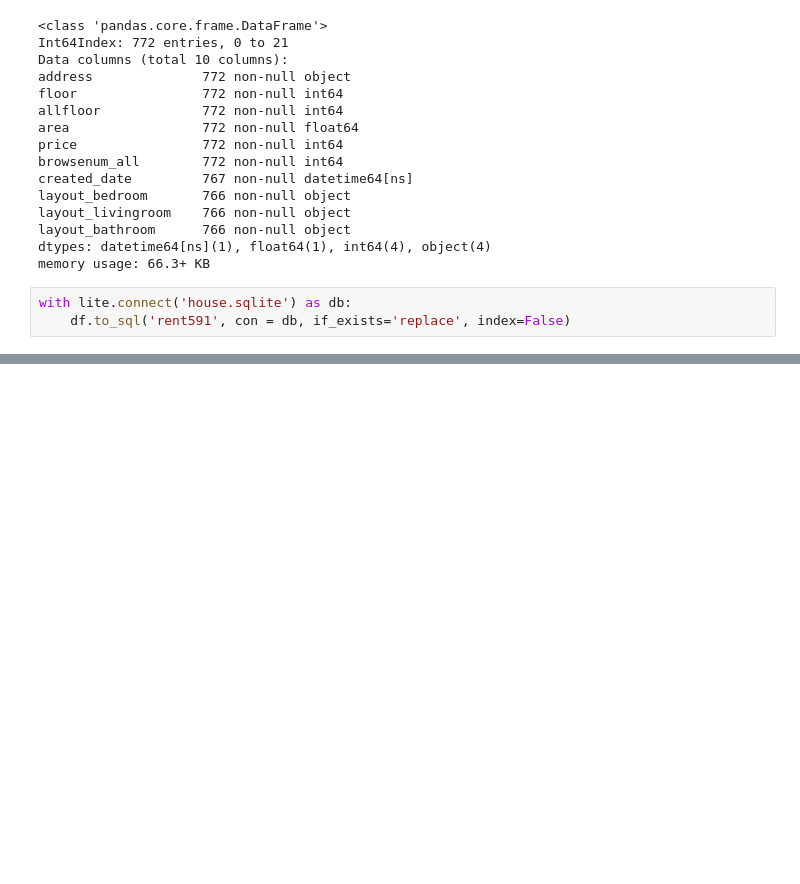
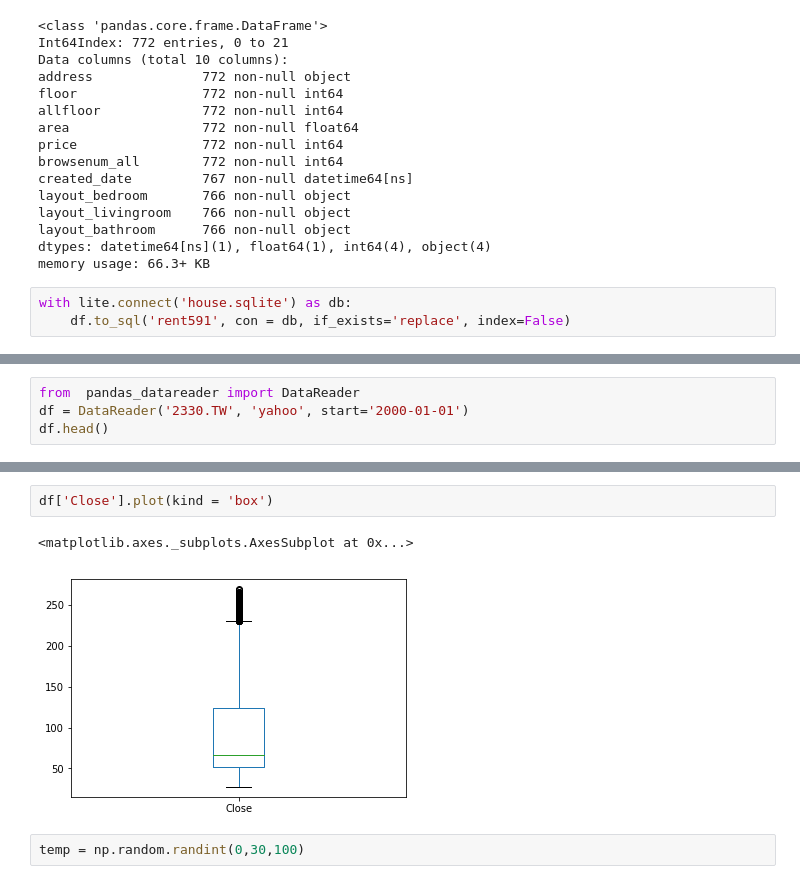
Before and after one commit to greenrmp/cathaylifepy, a Jupyter notebook: Demo20190709.ipynb, the cells around one changed output, grey strips where cells are left out. Saved outputs shown, nothing was run; the diff lists cells and outputs as text; blank space fills up the shorter version.

```diff
--- a/Demo20190709.ipynb
+++ b/Demo20190709.ipynb
@@ -954,0 +1014,4 @@ df2
+# %%
+from  pandas_datareader import DataReader
+df = DataReader('2330.TW', 'yahoo', start='2000-01-01')
+df.head()
@@ -954,0 +1193,7 @@ df2
+# %%
+df['Close'].plot(kind = 'box')
+# %% [output]
+<matplotlib.axes._subplots.AxesSubplot at 0x...>
+[figure, added]
+# %%
+temp = np.random.randint(0,30,100)
```
Also changed, not shown: parts of 49 cells of this notebook.
